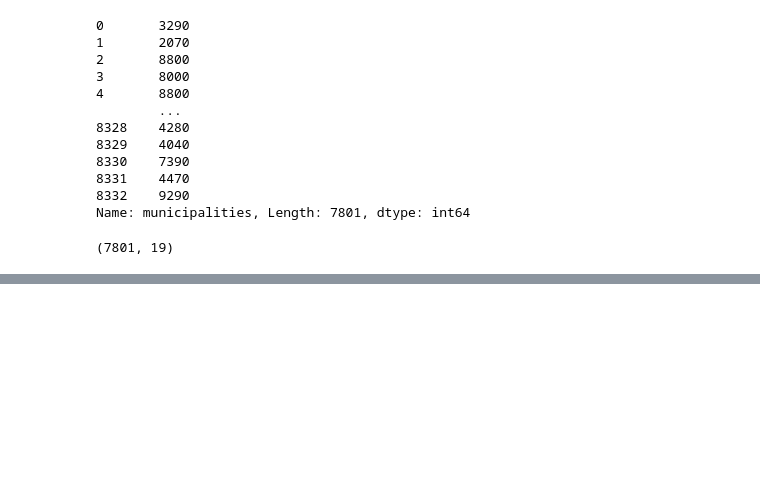
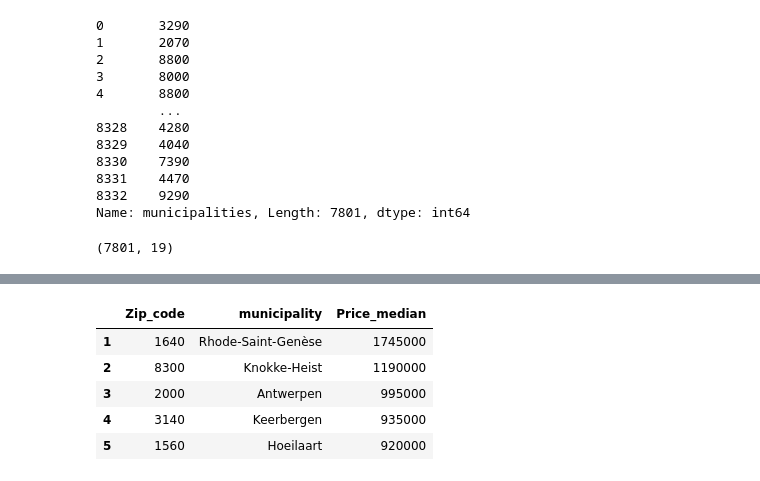
Before and after one commit to matthew-samyn/challenge-data-analysis, a Jupyter notebook: Analysis_by_region.ipynb, the cells around one changed output, grey strips where cells are left out. Drawn from its saved outputs; the diff is of its cells as text; code cells hidden in the pictures; blank space fills up the shorter version.

```diff
--- a/Analysis_by_region.ipynb
+++ b/Analysis_by_region.ipynb
@@ -162,0 +157,11 @@ TypeError: Series.name must be a hashable type
+# %%
+# Most expensive median - By price - Flanders
+top5_price_Flanders_median = make_top_5(df_threshold_Flanders, "municipalities", "Price", "median", "top")
+top5_price_Flanders_median
+# %% [output]
+|  | Zip_code | municipality | Price_median |
+| 1 | 1640 | Rhode-Saint-Genèse | 1745000 |
+| 2 | 8300 | Knokke-Heist | 1190000 |
+| 3 | 2000 | Antwerpen | 995000 |
+| 4 | 3140 | Keerbergen | 935000 |
+| 5 | 1560 | Hoeilaart | 920000 |
```
Also changed, not shown: parts of 25 cells of this notebook, 1 other file.
